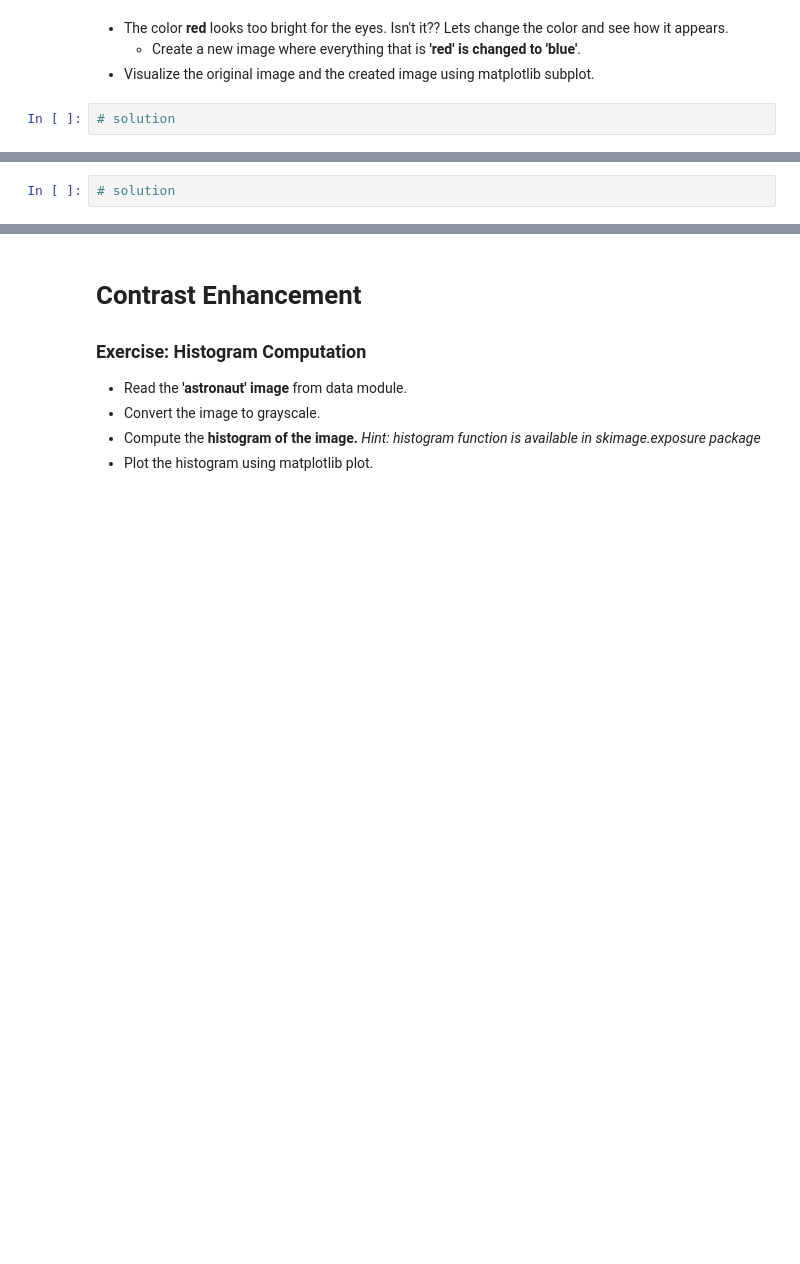
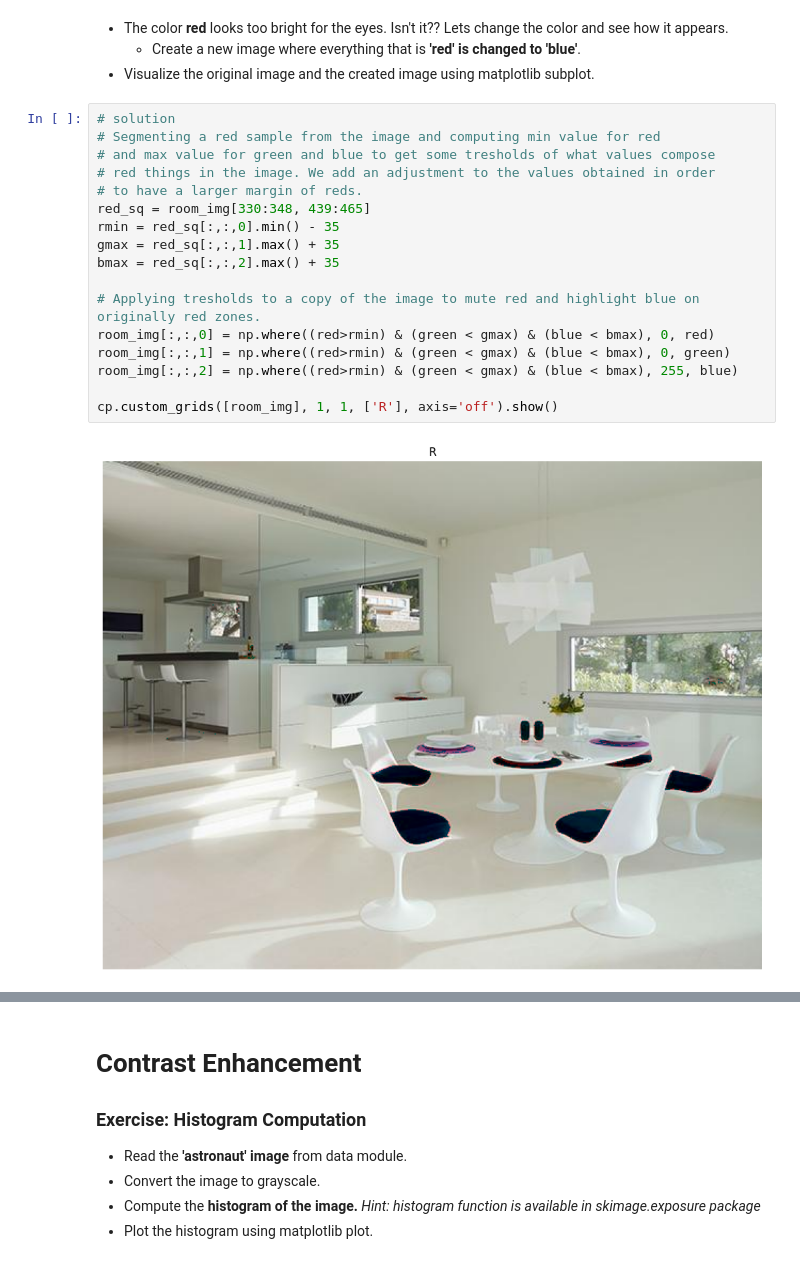
Before and after one commit to MarioROT/CV-MAI, a Jupyter notebook: Session 2/image_operators_and_filters.ipynb, the cells around one changed output, grey strips where cells are left out. Cells and saved outputs as stored; diff of their text form; blank space fills up the shorter version.

```diff
--- a/Session 2/image_operators_and_filters.ipynb
+++ b/Session 2/image_operators_and_filters.ipynb
@@ -54,8 +87,25 @@ from skimage import data, exposure, filters, io, morphology
 *   The color **red** looks too bright for the eyes. Isn't it?? Lets change the color and see how it appears.
     *    Create a new image where everything that is **'red' is changed to 'blue'**.
 *   Visualize the original image and the created image using matplotlib subplot.
-# %%
-# solution
+# %%
+# solution
+# Segmenting a red sample from the image and computing min value for red
+# and max value for green and blue to get some tresholds of what values compose
+# red things in the image. We add an adjustment to the values obtained in order
+# to have a larger margin of reds.
+red_sq = room_img[330:348, 439:465]
+rmin = red_sq[:,:,0].min() - 35
+gmax = red_sq[:,:,1].max() + 35
+bmax = red_sq[:,:,2].max() + 35
+
+# Applying tresholds to a copy of the image to mute red and highlight blue on originally red zones.
+room_img[:,:,0] = np.where((red>rmin) & (green < gmax) & (blue < bmax), 0, red)
+room_img[:,:,1] = np.where((red>rmin) & (green < gmax) & (blue < bmax), 0, green)
+room_img[:,:,2] = np.where((red>rmin) & (green < gmax) & (blue < bmax), 255, blue)
+
+cp.custom_grids([room_img], 1, 1, ['R'], axis='off').show()
+# %% [output]
+[figure, added]
 # %% [markdown]
 # Image Manipulation
 
@@ -68,5 +118,3 @@ from skimage import data, exposure, filters, io, morphology
 *Hint: Think masks!!!*
 
 ![model_and_coat.png](https://drive.google.com/uc?export=view&id=1DOieJOrfwe34z0-3EEBVyX1Ac45sb5SN)
-# %%
-# solution
```
Also changed, not shown: parts of 9 cells of this notebook.
